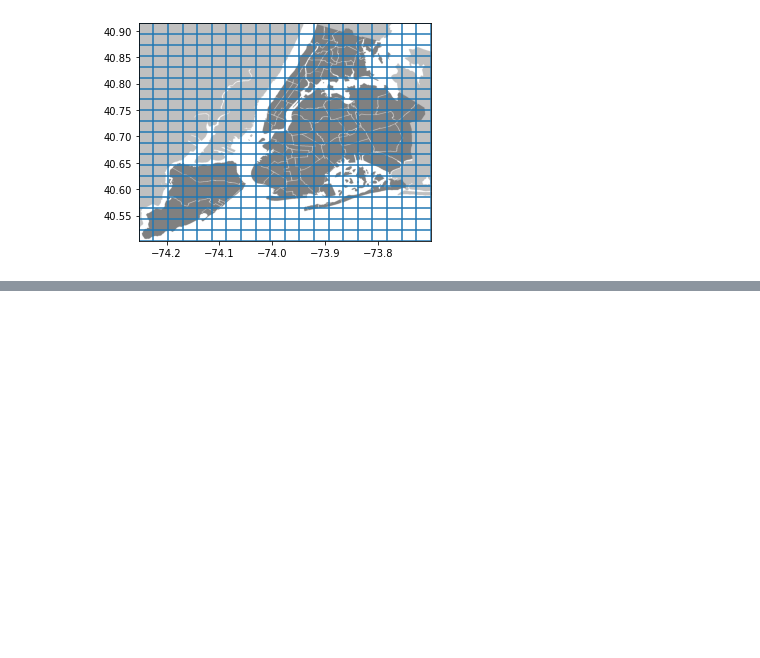
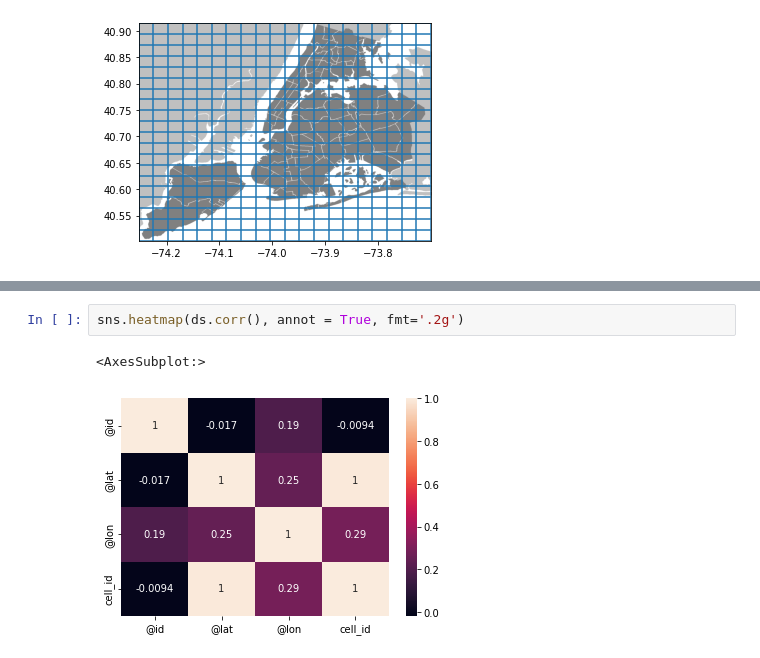
Before and after one commit to monkEdward/dsl_lab, a Jupyter notebook: lab_5/NY_POI/ny_poi.ipynb, the cells around one changed output, grey strips where cells are left out. Cells and saved outputs as stored; diff of their text form; blank space fills up the shorter version.

```diff
--- a/lab_5/NY_POI/ny_poi.ipynb
+++ b/lab_5/NY_POI/ny_poi.ipynb
@@ -239,0 +259,5 @@ cell_conv.plot_grid(ax)
+# %%
+sns.heatmap(ds.corr(), annot = True, fmt='.2g')
+# %% [output]
+<AxesSubplot:>
+[figure, added]
```
Also changed, not shown: parts of 7 cells of this notebook.
